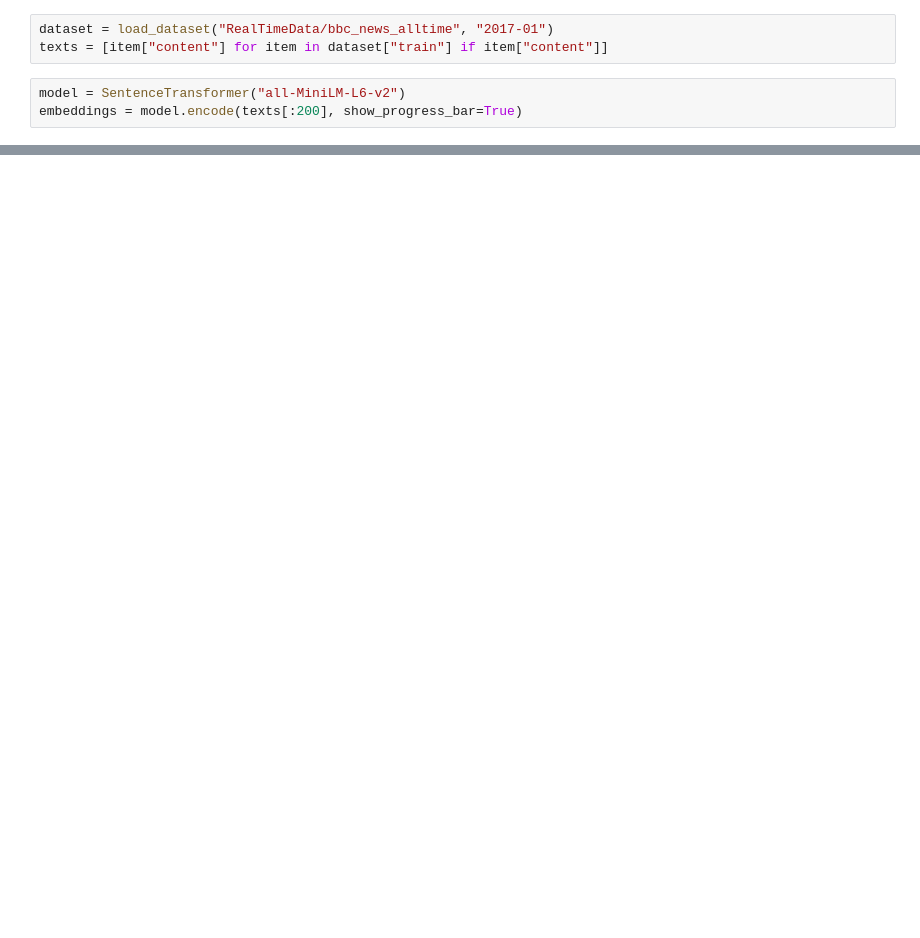
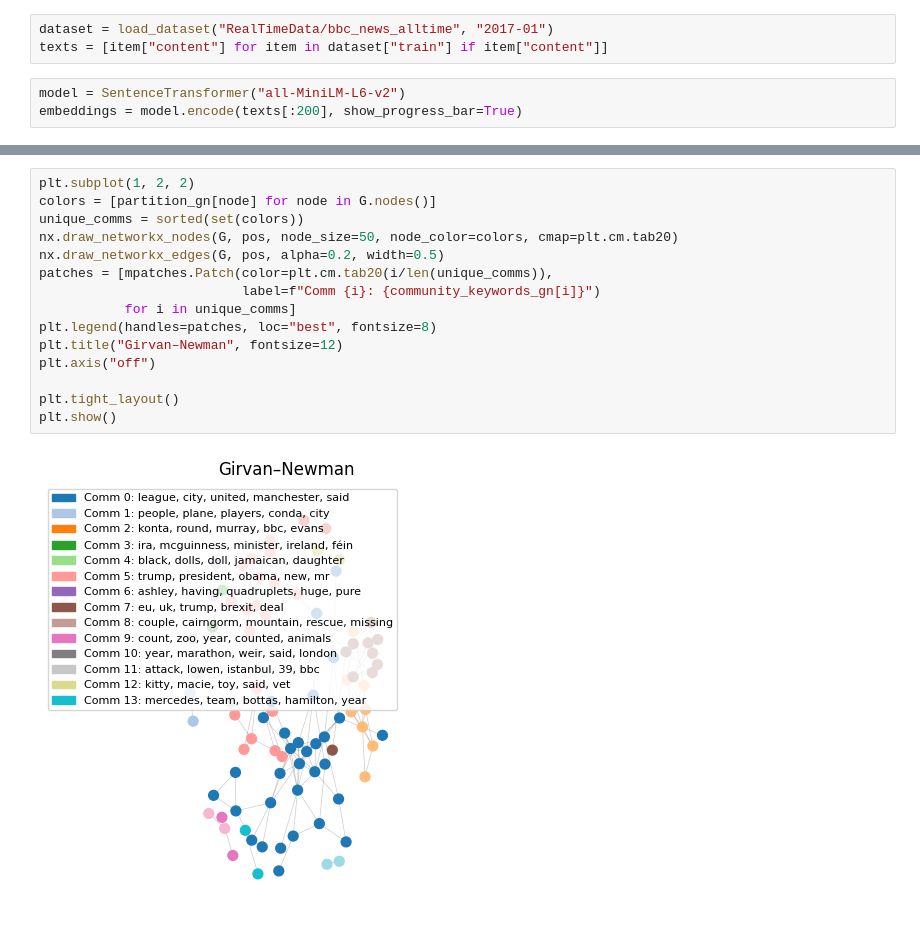
Before and after one commit to Prathamroy08/Clustering-using-Vec2GC-algorithm, a Jupyter notebook: minor_project.ipynb, the cells around one changed output, grey strips where cells are left out. Cells and saved outputs as stored; diff of their text form; blank space fills up the shorter version.

```diff
--- a/minor_project.ipynb
+++ b/minor_project.ipynb
@@ -61,0 +82,17 @@ plt.show()
+# %%
+plt.subplot(1, 2, 2)
+colors = [partition_gn[node] for node in G.nodes()]
+unique_comms = sorted(set(colors))
+nx.draw_networkx_nodes(G, pos, node_size=50, node_color=colors, cmap=plt.cm.tab20)
+nx.draw_networkx_edges(G, pos, alpha=0.2, width=0.5)
+patches = [mpatches.Patch(color=plt.cm.tab20(i/len(unique_comms)),
+                          label=f"Comm {i}: {community_keywords_gn[i]}")
+           for i in unique_comms]
+plt.legend(handles=patches, loc="best", fontsize=8)
+plt.title("Girvan–Newman", fontsize=12)
+plt.axis("off")
+
+plt.tight_layout()
+plt.show()
+# %% [output]
+[figure, added]
```
Also changed, not shown: parts of 7 cells of this notebook.
